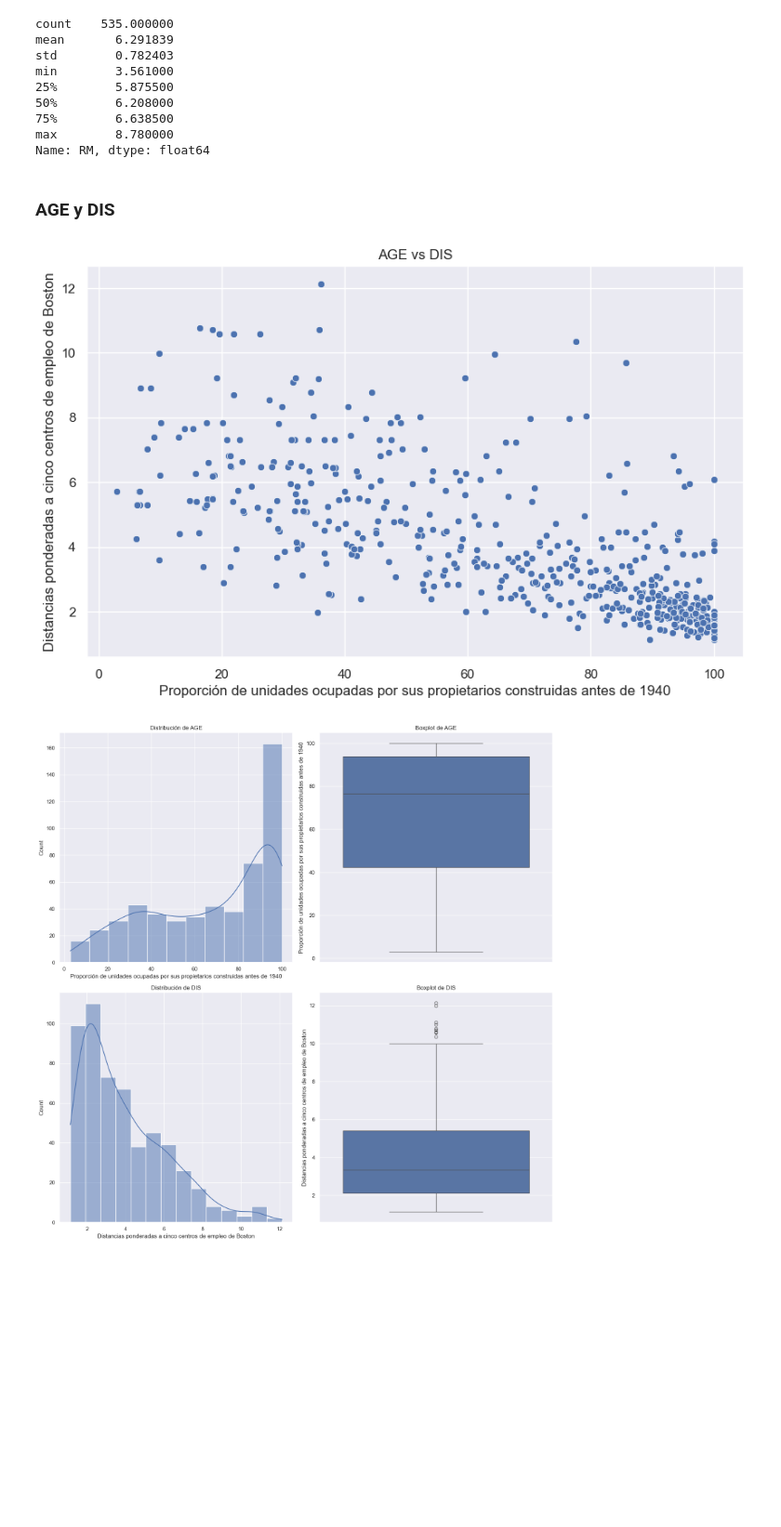
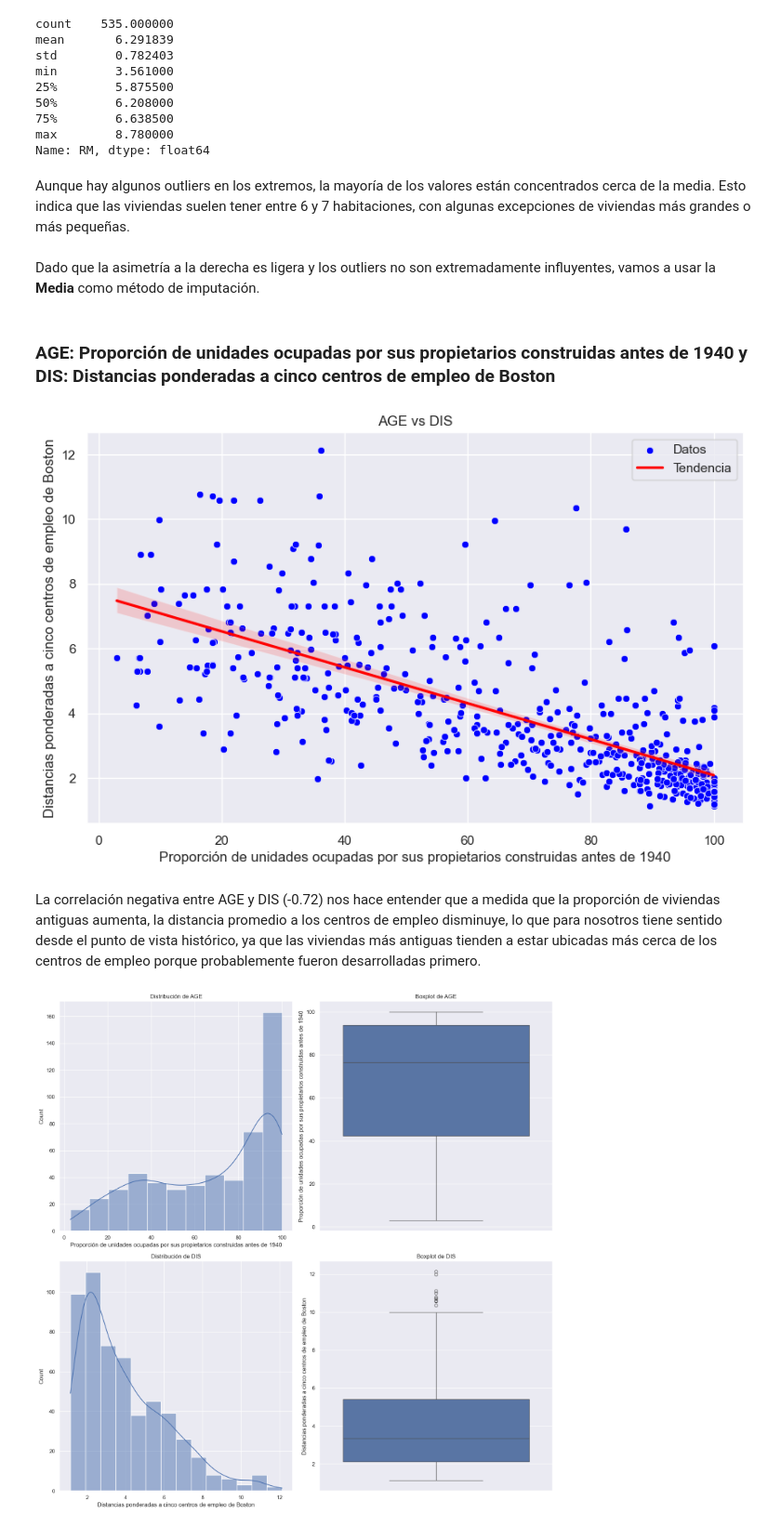
Before and after one commit to franciscoryb1/AA1-TUIA-RodriguezYBarros-Menescaldi-Britos, a Jupyter notebook: TP.ipynb, the cells around one changed output. Shown at 93% size. Saved outputs shown, nothing was run; the diff lists cells and outputs as text; code cells hidden in the pictures; blank space fills up the shorter version.

Commit message:
imputacion de valores por variable y observaciones en cada una

```diff
--- a/TP.ipynb
+++ b/TP.ipynb
@@ -187,0 +199,2 @@ df.describe(include='all')
+# %%
+df.dropna(how='all', inplace=True)
@@ -408,5 +486,7 @@ min        3.561000
 75%        6.638500
 max        8.780000
 Name: RM, dtype: float64
-# %% [markdown]
-### AGE y DIS
+# %% [markdown]
+Aunque hay algunos outliers en los extremos, la mayoría de los valores están concentrados cerca de la media. Esto indica que las viviendas suelen tener entre 6 y 7 habitaciones, con algunas excepciones de viviendas más grandes o más pequeñas.
+# %% [markdown]
+Dado que la asimetría a la derecha es ligera y los outliers no son extremadamente influyentes, vamos a usar la **Media** como método de imputación.
@@ -413,13 +501,19 @@ Name: RM, dtype: float64
+# %% [markdown]
+### **AGE:** Proporción de unidades ocupadas por sus propietarios construidas antes de 1940 y **DIS:** Distancias ponderadas a cinco centros de empleo de Boston
 # %%
-# Gráfico de dispersión 2D para INDUS vs NOX
+# Gráfico de dispersión 2D para AGE vs DIS con línea de tendencia
 plt.figure(figsize=(10, 6))
-sns.scatterplot(data=df, x='AGE', y='DIS')
+sns.scatterplot(data=df, x='AGE', y='DIS', color='blue', label='Datos')
+sns.regplot(data=df, x='AGE', y='DIS', scatter=False, color='red', label='Tendencia')
 plt.title('AGE vs DIS')
 plt.xlabel('Proporción de unidades ocupadas por sus propietarios construidas antes de 1940')
 plt.ylabel('Distancias ponderadas a cinco centros de empleo de Boston')
+plt.legend()
 plt.show()
 # %% [output]
-[figure, old version]
+[figure, new version]
+# %% [markdown]
+La correlación negativa entre AGE y DIS (-0.72) nos hace entender que a medida que la proporción de viviendas antiguas aumenta, la distancia promedio a los centros de empleo disminuye, lo que para nosotros tiene sentido desde el punto de vista histórico, ya que las viviendas más antiguas tienden a estar ubicadas más cerca de los centros de empleo porque probablemente fueron desarrolladas primero.
 # %%
 # Crear una figura con 2 filas y 2 columnas
 plt.figure(figsize=(15, 15))
```
Also changed, not shown: parts of 104 cells of this notebook.
